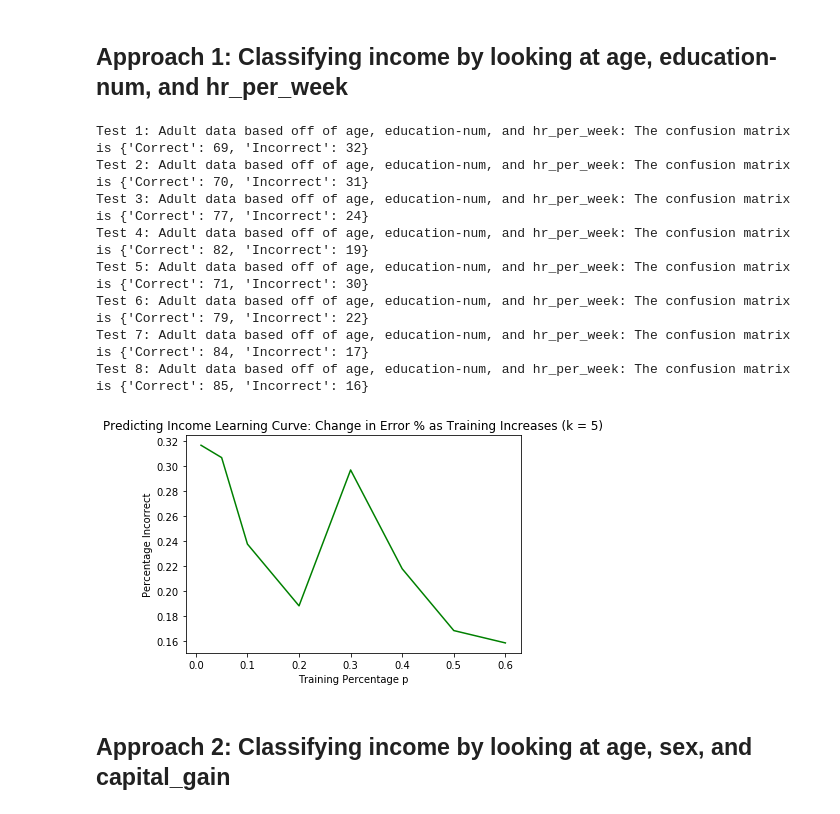
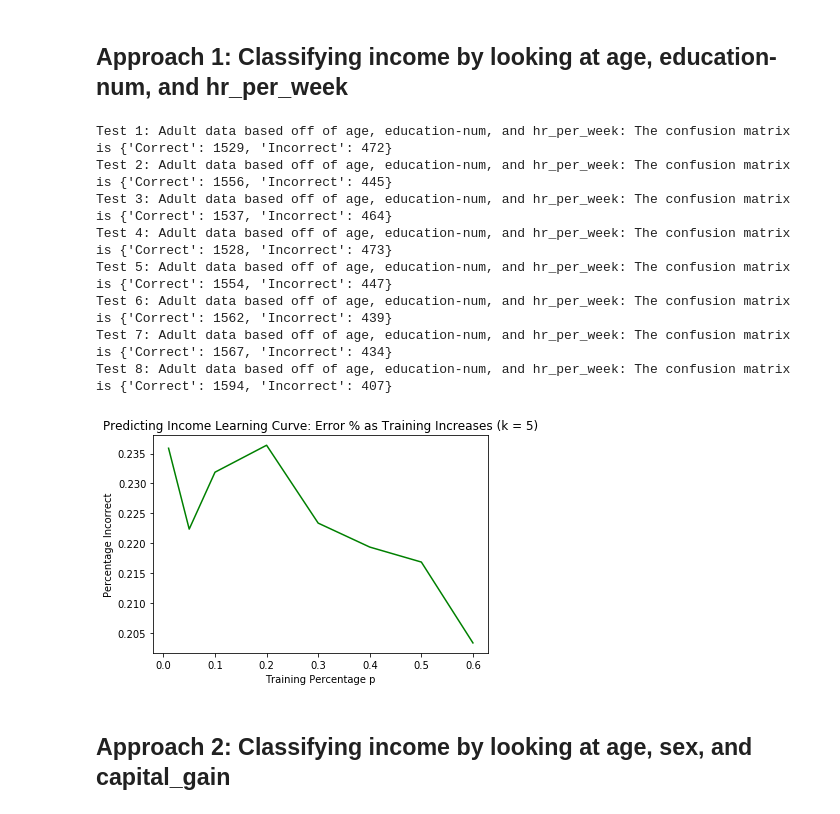
Before and after one commit to spa542/COSC311, a Jupyter notebook: Lab6/Lab6.ipynb, the cells around one changed output. Saved outputs shown, nothing was run; the diff lists cells and outputs as text; code cells hidden in the pictures.

```diff
--- a/Lab6/Lab6.ipynb
+++ b/Lab6/Lab6.ipynb
@@ -171,16 +175,18 @@ def split_sets_iris(dataframe, train_p):
     predict_count = int(dataframe.shape[0] * (1 - train_p))
 
     tmp_list = dataframe.values
-    train_list = []
+    train_list = [(0,0) for _ in range(train_count)]
     for i in range(0, train_count):
         rand_row = tmp_list[random.randint(0, len(tmp_list) - 1)]
-        train_list.append(([rand_row[0], rand_row[1], rand_row[2], rand_row[3]], rand_row[4]))
+        #train_list.append(([rand_row[0], rand_row[1], rand_row[2], rand_row[3]], rand_row[4]))
+        train_list[i] = ([rand_row[0], rand_row[1], rand_row[2], rand_row[3]], rand_row[4])
 
 
-    predict_list = []
+    predict_list = [(0,0) for _ in range(predict_count)]
     for i in range(0, predict_count):
         rand_row = tmp_list[random.randint(0, len(tmp_list) - 1)]
-        predict_list.append(([rand_row[0], rand_row[1], rand_row[2], rand_row[3]], rand_row[4]))
+        #predict_list.append(([rand_row[0], rand_row[1], rand_row[2], rand_row[3]], rand_row[4]))
+        predict_list[i] = ([rand_row[0], rand_row[1], rand_row[2], rand_row[3]], rand_row[4])
     '''
     print(train_list)
     print(predict_list)
@@ -364,16 +370,18 @@ def split_sets_adult(dataframe, train_p):
     predict_count = int(dataframe.shape[0] * (1 - train_p))
 
     tmp_list = dataframe.values
-    train_list = []
+    train_list = [(0,0) for _ in range(train_count)]
     for i in range(0, train_count):
         rand_row = tmp_list[random.randint(0, len(tmp_list) - 1)]
-        train_list.append(([rand_row[0], rand_row[1], rand_row[2]], rand_row[3]))
+        #train_list.append(([rand_row[0], rand_row[1], rand_row[2]], rand_row[3]))
+        train_list[i] = ([rand_row[0], rand_row[1], rand_row[2]], rand_row[3])
 
 
-    predict_list = []
+    predict_list = [(0,0) for _ in range(predict_count)]
     for i in range(0, predict_count):
         rand_row = tmp_list[random.randint(0, len(tmp_list) - 1)]
-        predict_list.append(([rand_row[0], rand_row[1], rand_row[2]], rand_row[3]))
+        #predict_list.append(([rand_row[0], rand_row[1], rand_row[2]], rand_row[3]))
+        predict_list[i] = ([rand_row[0], rand_row[1], rand_row[2]], rand_row[3])
 
     #print(train_list)
     #print(predict_list)
@@ -384,44 +392,44 @@ def split_sets_adult(dataframe, train_p):
 # %%
 # Test 1
 sub_data_1 = adult_data[['age', 'education-num', 'hr_per_week', 'income']]
 
 # Set the training percentage values and the corresponding incorrect percentages
 train_percentage = [.01, .05, .1, .2, .3, .4, .5, .6]
 incorrect_percentage = [0, 0, 0, 0, 0, 0, 0, 0]
 # Run the algorithm for each value of p
 for index,tp in enumerate(train_percentage):
 
     tlist, plist = split_sets_adult(sub_data_1, tp)
 
     adult_knn = KNN(5)
     adult_knn.train(tlist)
     conf_mat = {"Correct": 0, "Incorrect": 0}
     for ind,i in enumerate(plist):
-        if ind > 100:
+        if ind > 2000:
             break
         check = adult_knn.predict(i[0])
         if check == i[1]:
             conf_mat["Correct"] += 1
         else:
             conf_mat["Incorrect"] += 1
     print(f'Test {index + 1}: Adult data based off of age, education-num, and hr_per_week: The confusion matrix is {conf_mat}')
     incorrect_percentage[index] = conf_mat["Incorrect"] / (conf_mat["Correct"] + conf_mat["Incorrect"])
 
 plt.plot(train_percentage, incorrect_percentage, color='green')
-plt.title('Predicting Income Learning Curve: Change in Error % as Training Increases (k = 5)')
+plt.title('Predicting Income Learning Curve: Error % as Training Increases (k = 5)')
 plt.xlabel('Training Percentage p')
 plt.ylabel('Percentage Incorrect')
 plt.show()
 # %% [output]
-Test 1: Adult data based off of age, education-num, and hr_per_week: The confusion matrix is {'Correct': 69, 'Incorrect': 32}
-Test 2: Adult data based off of age, education-num, and hr_per_week: The confusion matrix is {'Correct': 70, 'Incorrect': 31}
-Test 3: Adult data based off of age, education-num, and hr_per_week: The confusion matrix is {'Correct': 77, 'Incorrect': 24}
-Test 4: Adult data based off of age, education-num, and hr_per_week: The confusion matrix is {'Correct': 82, 'Incorrect': 19}
-Test 5: Adult data based off of age, education-num, and hr_per_week: The confusion matrix is {'Correct': 71, 'Incorrect': 30}
-Test 6: Adult data based off of age, education-num, and hr_per_week: The confusion matrix is {'Correct': 79, 'Incorrect': 22}
-Test 7: Adult data based off of age, education-num, and hr_per_week: The confusion matrix is {'Correct': 84, 'Incorrect': 17}
-Test 8: Adult data based off of age, education-num, and hr_per_week: The confusion matrix is {'Correct': 85, 'Incorrect': 16}
+Test 1: Adult data based off of age, education-num, and hr_per_week: The confusion matrix is {'Correct': 1529, 'Incorrect': 472}
+Test 2: Adult data based off of age, education-num, and hr_per_week: The confusion matrix is {'Correct': 1556, 'Incorrect': 445}
+Test 3: Adult data based off of age, education-num, and hr_per_week: The confusion matrix is {'Correct': 1537, 'Incorrect': 464}
+Test 4: Adult data based off of age, education-num, and hr_per_week: The confusion matrix is {'Correct': 1528, 'Incorrect': 473}
+Test 5: Adult data based off of age, education-num, and hr_per_week: The confusion matrix is {'Correct': 1554, 'Incorrect': 447}
+Test 6: Adult data based off of age, education-num, and hr_per_week: The confusion matrix is {'Correct': 1562, 'Incorrect': 439}
+Test 7: Adult data based off of age, education-num, and hr_per_week: The confusion matrix is {'Correct': 1567, 'Incorrect': 434}
+Test 8: Adult data based off of age, education-num, and hr_per_week: The confusion matrix is {'Correct': 1594, 'Incorrect': 407}
-[figure, old version]
+[figure, new version]
 # %% [markdown]
 ## Approach 2: Classifying income by looking at age, sex, and capital_gain
 # %%
```
Also changed, not shown: parts of 5 cells of this notebook.
